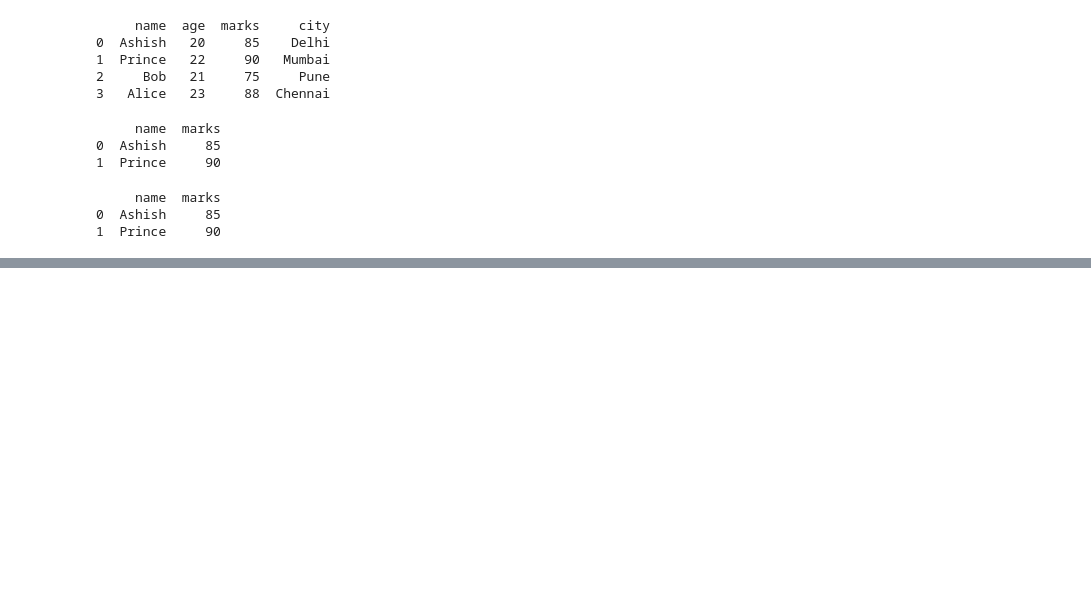
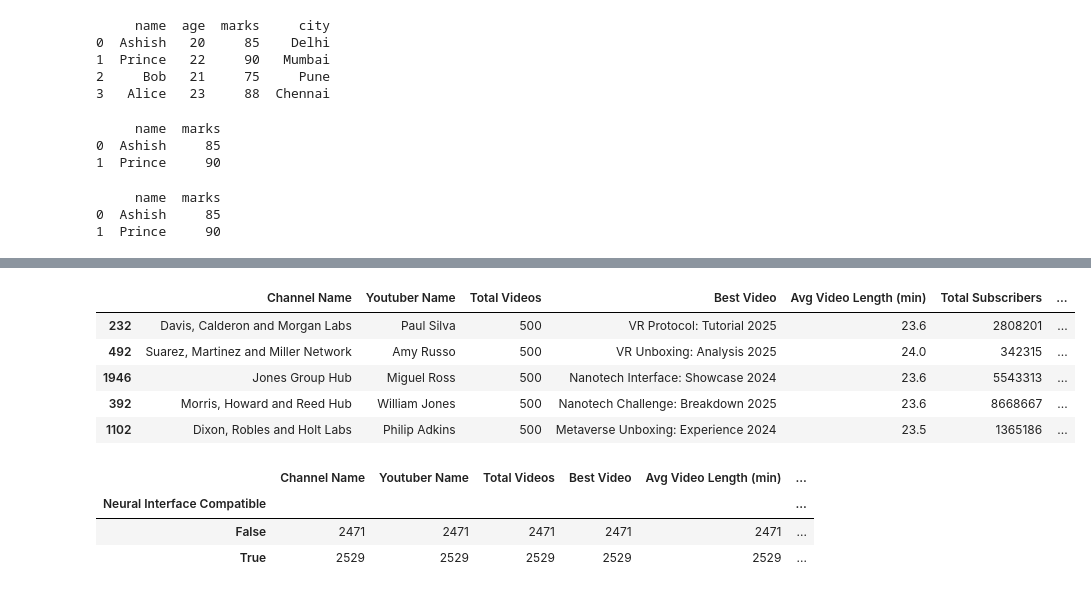
Before and after one commit to ashishsingh200/GEN-AI-COURSES, a Jupyter notebook: 05. Pandas/pandas.ipynb, the cells around one changed output, grey strips where cells are left out. Saved outputs shown, nothing was run; the diff lists cells and outputs as text; code cells hidden in the pictures; blank space fills up the shorter version.

```diff
--- a/05. Pandas/pandas.ipynb
+++ b/05. Pandas/pandas.ipynb
@@ -41,0 +87,17 @@ print(df)
+# %%
+data.sort_values('Total Videos',ascending=False).head(5)
+# %% [output]
+|  | Channel Name | Youtuber Name | Total Videos | Best Video | Avg Video Length (min) | Total Subscribers | ... |
+| 232 | Davis, Calderon and Morgan Labs | Paul Silva | 500 | VR Protocol: Tutorial 2025 | 23.6 | 2808201 | ... |
+| 492 | Suarez, Martinez and Miller Network | Amy Russo | 500 | VR Unboxing: Analysis 2025 | 24.0 | 342315 | ... |
+| 1946 | Jones Group Hub | Miguel Ross | 500 | Nanotech Interface: Showcase 2024 | 23.6 | 5543313 | ... |
+| 392 | Morris, Howard and Reed Hub | William Jones | 500 | Nanotech Challenge: Breakdown 2025 | 23.6 | 8668667 | ... |
+| 1102 | Dixon, Robles and Holt Labs | Philip Adkins | 500 | Metaverse Unboxing: Experience 2024 | 23.5 | 1365186 | ... |
+# %%
+new_data=data.groupby('Neural Interface Compatible')
+new_data.count()
+# %% [output]
+|  | Channel Name | Youtuber Name | Total Videos | Best Video | Avg Video Length (min) | ... |
+| Neural Interface Compatible |  |  |  |  |  | ... |
+| False | 2471 | 2471 | 2471 | 2471 | 2471 | ... |
+| True | 2529 | 2529 | 2529 | 2529 | 2529 | ... |
```
Also changed, not shown: parts of 7 cells of this notebook, 8 other files.
